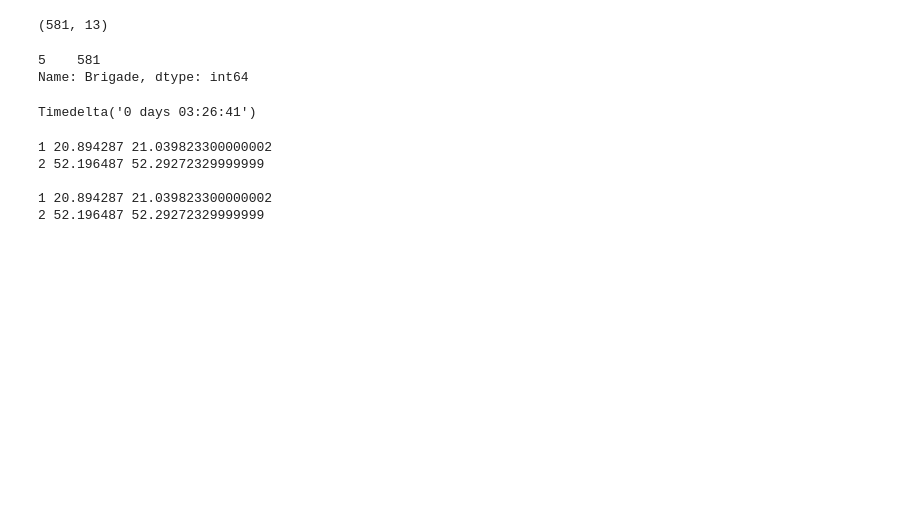
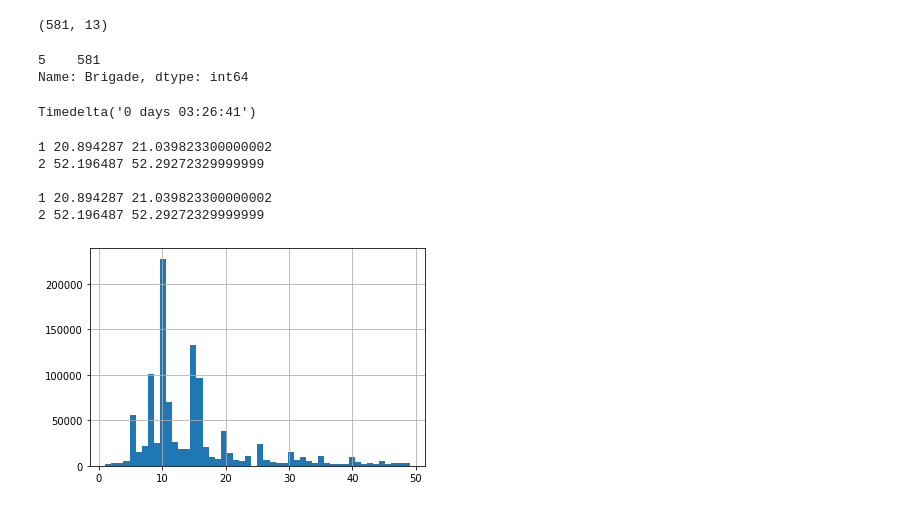
Before and after one commit to ronaldexim/public_transport, a Jupyter notebook: dataGPS_FE_2.ipynb, the cells around one changed output. Saved outputs shown, nothing was run; the diff lists cells and outputs as text; code cells hidden in the pictures; blank space fills up the shorter version.

Commit message:
dodano histogramy czasu, odległości i prędkości

```diff
--- a/dataGPS_FE_2.ipynb
+++ b/dataGPS_FE_2.ipynb
@@ -551,3 +551,8 @@ print('2', min(check, key=itemgetter(1))[1], max(check, key=itemgetter(1))[1])
 
 1 20.894287 21.039823300000002
 2 52.196487 52.29272329999999
+# %%
+GPS_df[(GPS_df['d_time'] > 0) &
+       (GPS_df['d_time'] < 50)]['d_time'].hist(bins=50);
+# %% [output]
+[figure, added]
```
Also changed, not shown: parts of 6 cells of this notebook.
